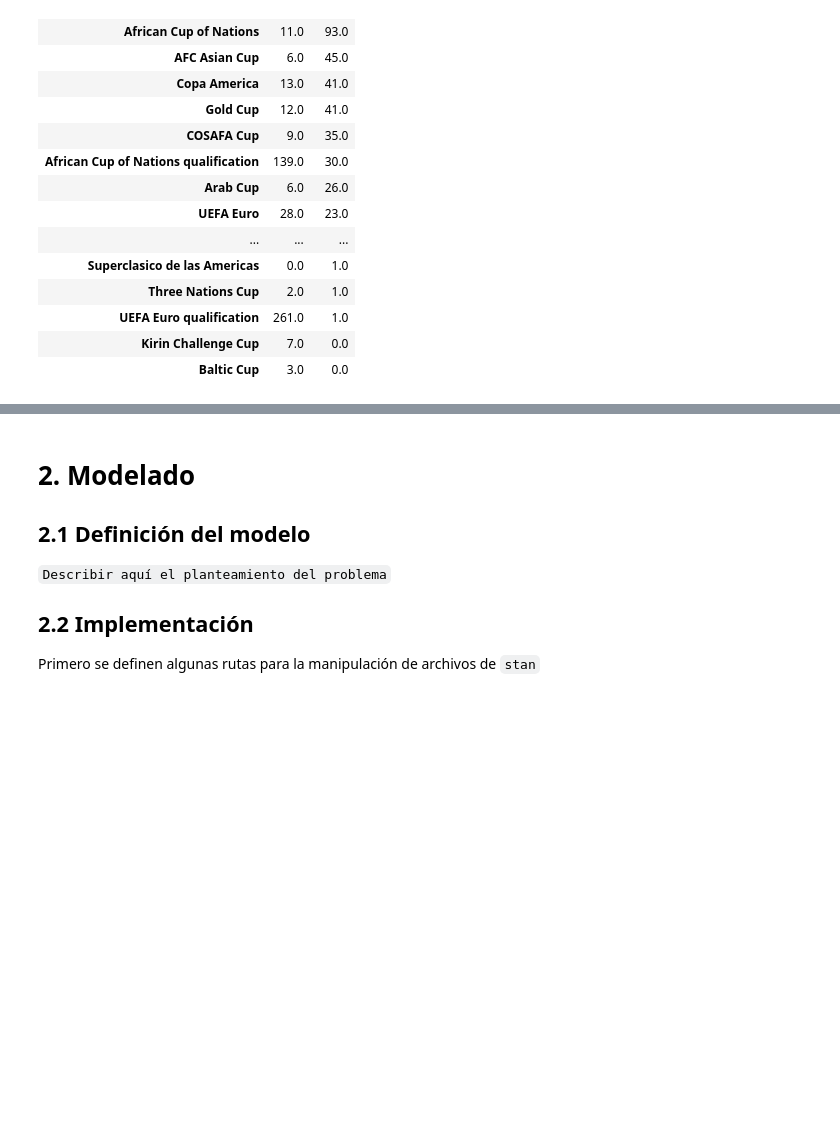
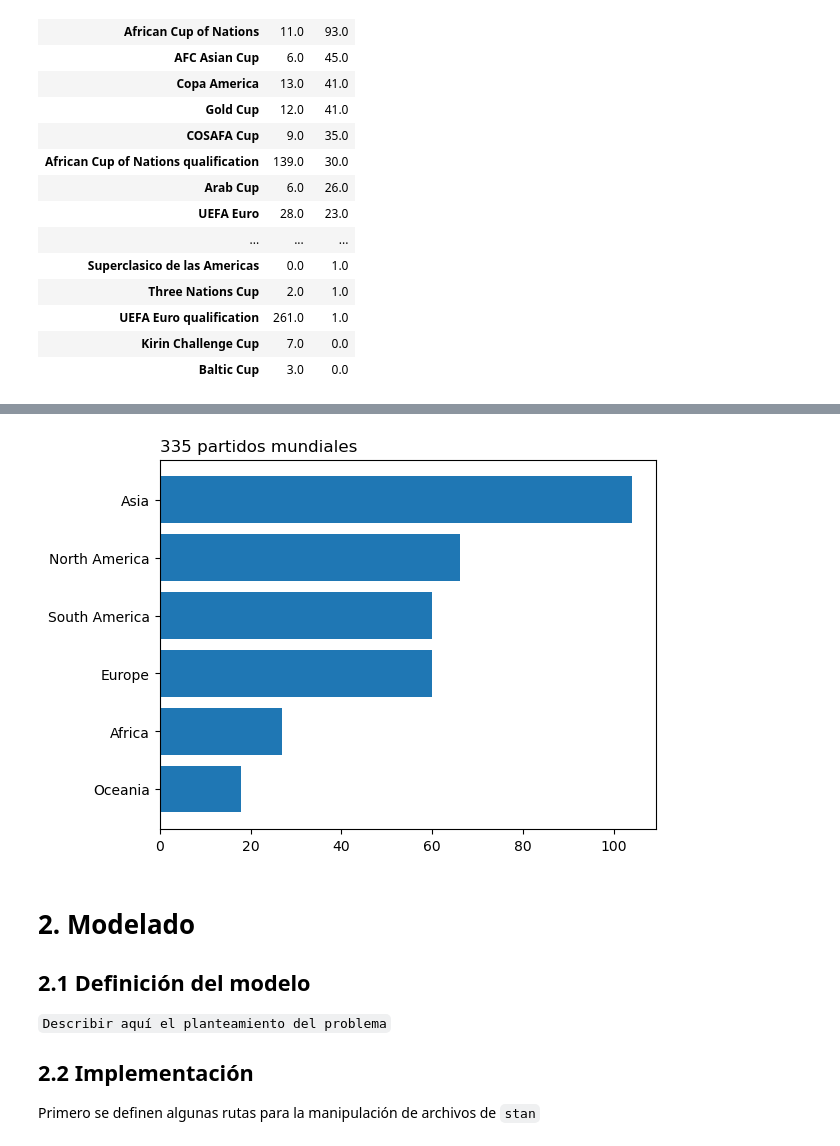
Before and after one commit to CAMM961001/futbol_bayes, a Jupyter notebook: notebooks/analisis_exploratorio.ipynb, the cells around one changed output, grey strips where cells are left out. Drawn from its saved outputs; the diff is of its cells as text; code cells hidden in the pictures; blank space fills up the shorter version.

```diff
--- a/notebooks/analisis_exploratorio.ipynb
+++ b/notebooks/analisis_exploratorio.ipynb
@@ -184,3 +217,28 @@ Adicionalmente, se puede determinar el porcentaje de juegos en territorio neutra
+# %%
+# Datos de visualización
+df_ = (
+    futbol_mask
+    .query(expr='validacion_confederacion == 0')
+    .filter(items=['home_team_continent','day'])
+    .groupby(by='home_team_continent')
+    .count()
+    .sort_values(by='day', ascending=True))
+
+# Especificaciones de figura
+fig, ax = plt.subplots()
+
+# Elementos de figura
+ax.barh(
+    y=df_.index
+    ,width=df_.day)
+
+# Anotaciones y estilo
+val_ = df_.day.sum()
+ax.set_title(f'{val_:,} partidos mundiales', loc='left')
+
+plt.show()
+# %% [output]
+[figure, added]
 # %% [markdown]
 # 2. Modelado
 
```
Also changed, not shown: parts of 5 cells of this notebook.
